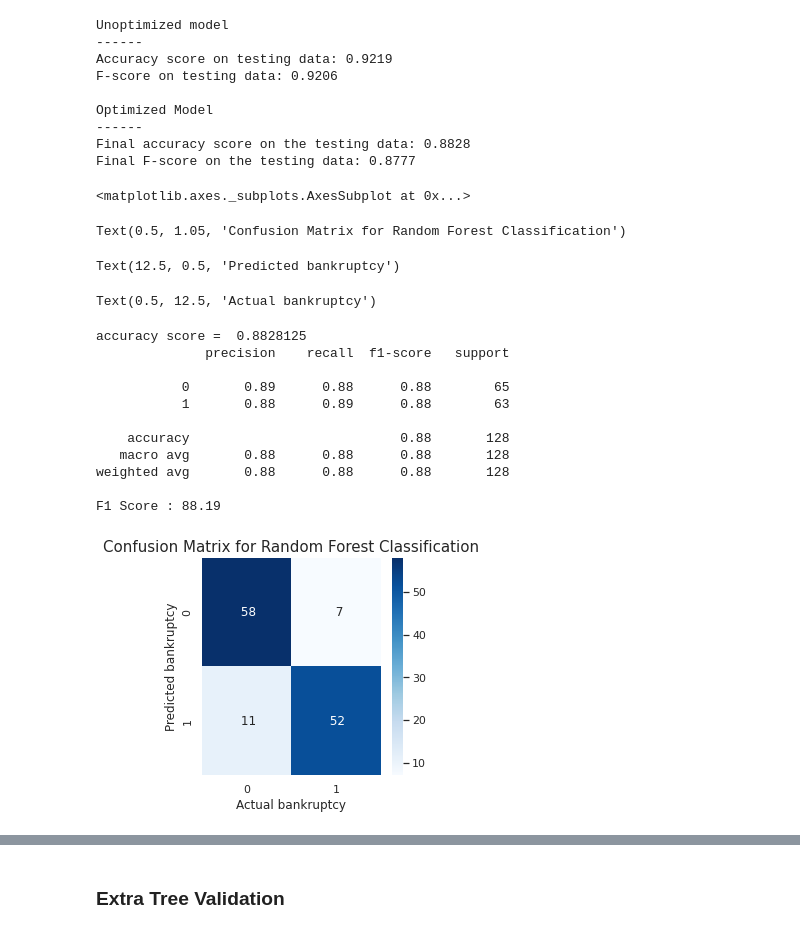
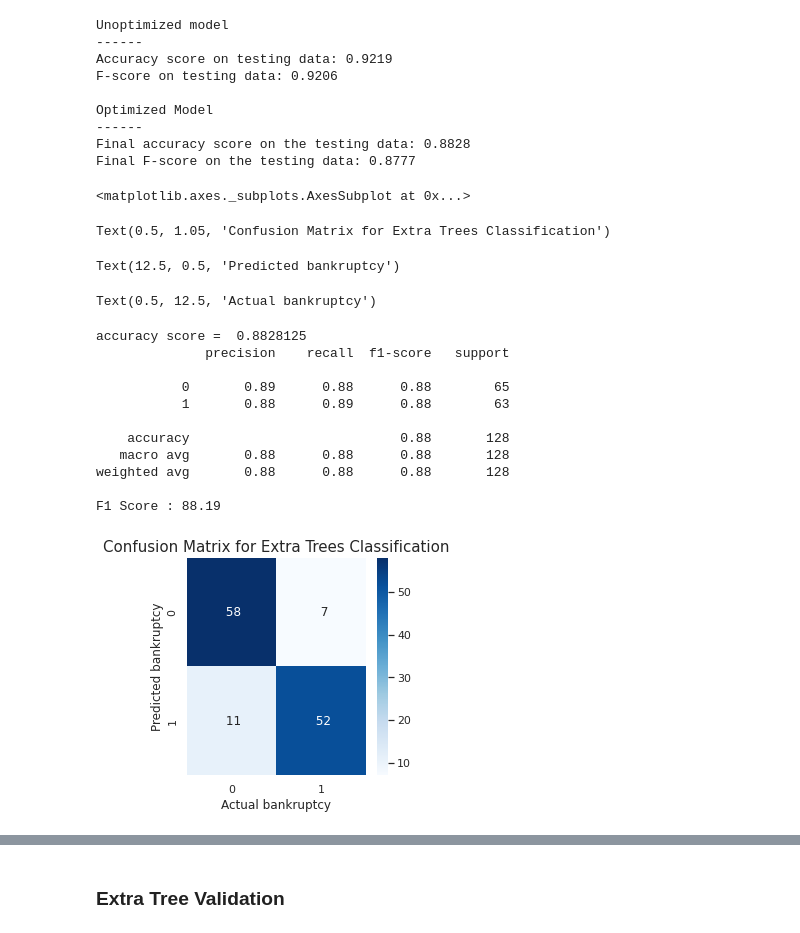
Before and after one commit to how-to-train-your-model/NW-Projects, a Jupyter notebook: ML_Company_Bankruptcy_Prediction_Advance_Modeling_M5_PP.ipynb, the cells around one changed output, grey strips where cells are left out. Cells and saved outputs as stored; diff of their text form; code cells hidden in the pictures.

```diff
--- a/ML_Company_Bankruptcy_Prediction_Advance_Modeling_M5_PP.ipynb
+++ b/ML_Company_Bankruptcy_Prediction_Advance_Modeling_M5_PP.ipynb
@@ -1520,35 +1520,35 @@ Final F-score on the testing data: 0.8777
 # %%
 #getting confusion matrix
 y_pred = et.predict(X_test)
 cm = confusion_matrix(y_test,y_pred)
 #visualize confusion matrix
 sns.heatmap(confusion_matrix(y_test, y_hat_test),annot=True,fmt='3.0f',cmap="Blues")
-plt.title('Confusion Matrix for Random Forest Classification', y=1.05, size=15)
+plt.title('Confusion Matrix for Extra Trees Classification', y=1.05, size=15)
 plt.ylabel('Predicted bankruptcy')
 plt.xlabel('Actual bankruptcy')
 
 #checking accuracy
 eta = accuracy_score(y_test,y_pred)
 print('accuracy score = ',accuracy_score(y_test,y_pred))
 print(classification_report(y_test,y_pred))
 print("F1 Score :",round((f1_score(y_test, y_pred))*100,2))
 # %% [output]
 <matplotlib.axes._subplots.AxesSubplot at 0x...>
-Text(0.5, 1.05, 'Confusion Matrix for Random Forest Classification')
+Text(0.5, 1.05, 'Confusion Matrix for Extra Trees Classification')
 Text(12.5, 0.5, 'Predicted bankruptcy')
 Text(0.5, 12.5, 'Actual bankruptcy')
 accuracy score =  0.8828125
               precision    recall  f1-score   support
 
            0       0.89      0.88      0.88        65
            1       0.88      0.89      0.88        63
 
     accuracy                           0.88       128
    macro avg       0.88      0.88      0.88       128
 weighted avg       0.88      0.88      0.88       128
 
 F1 Score : 88.19
-[figure, old version]
+[figure, new version]
 # %%
 #K-fold cross validation
 kfold = model_selection.KFold(n_splits=10)
```
Also changed, not shown: parts of 3 cells of this notebook.
